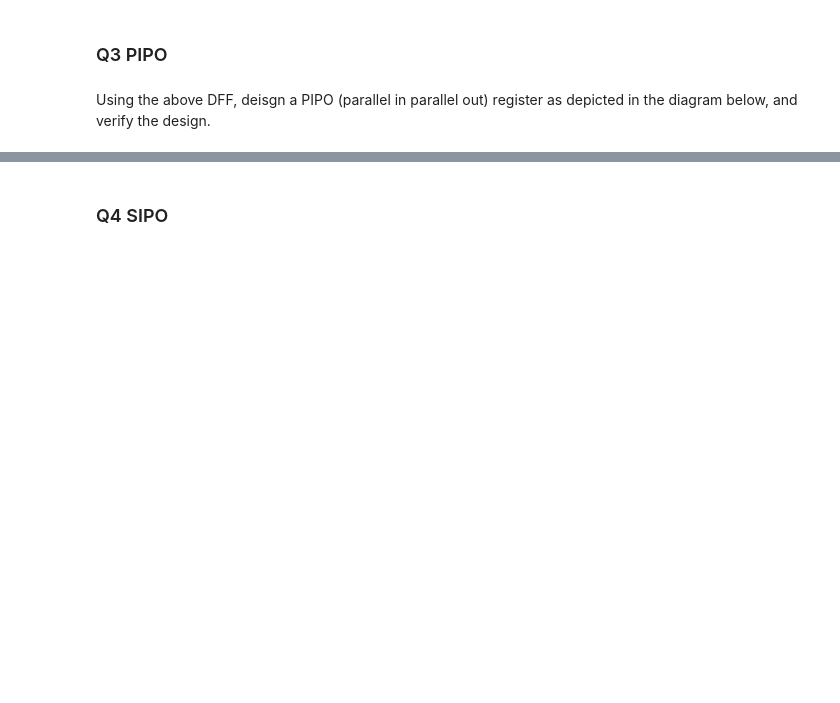
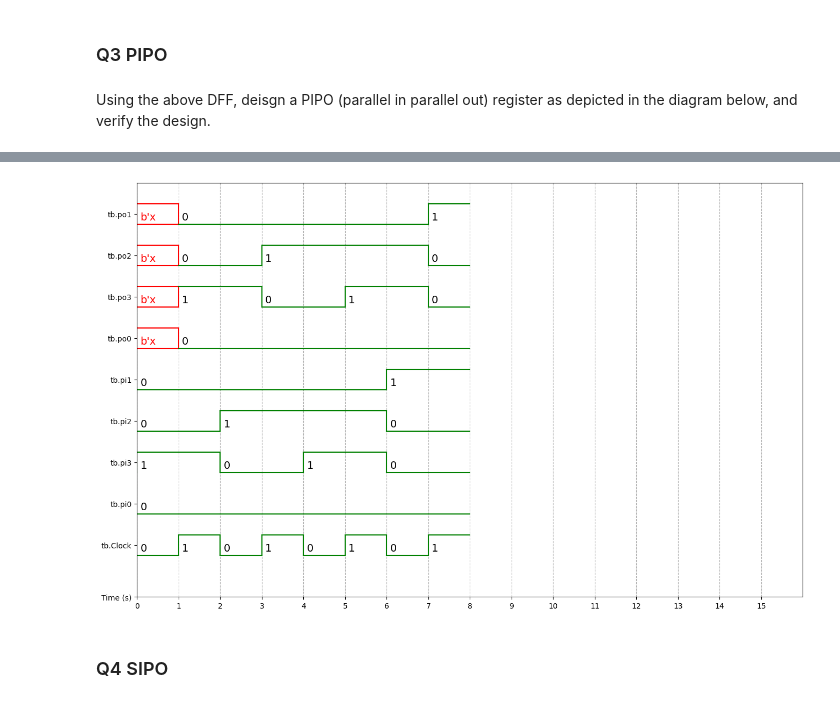
Before and after one commit to Varshan98/Suriya_DSL_HW, a Jupyter notebook: week4veriloggit.ipynb, the cells around one changed output, grey strips where cells are left out. Saved outputs shown, nothing was run; the diff lists cells and outputs as text; code cells hidden in the pictures; blank space fills up the shorter version.

```diff
--- a/week4veriloggit.ipynb
+++ b/week4veriloggit.ipynb
@@ -717,3 +794,11 @@ Using the above DFF, deisgn a PIPO (parallel in parallel out) register as depict
+# %%
+%%waveform tb.vcd
+sign_list = ['tb.po1','tb.po2','tb.po3','tb.po0','tb.pi1','tb.pi2','tb.pi3','tb.pi0','tb.Clock']
+time_begin = 0
+time_end = 15
+base = 'bin' # bin, dec, dec2, hex, octal
+# %% [output]
+[figure, added]
 # %% [markdown]
 ### Q4 SIPO
 # %% [markdown]
```
Also changed, not shown: parts of 7 cells of this notebook.
